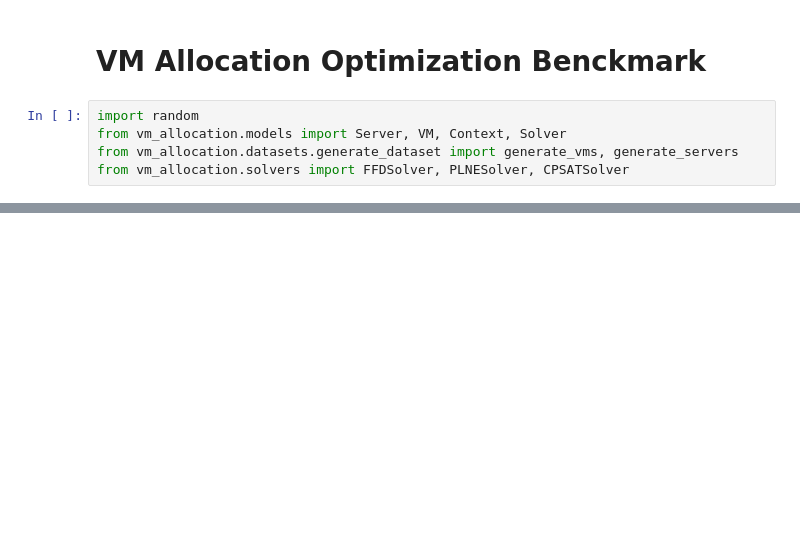
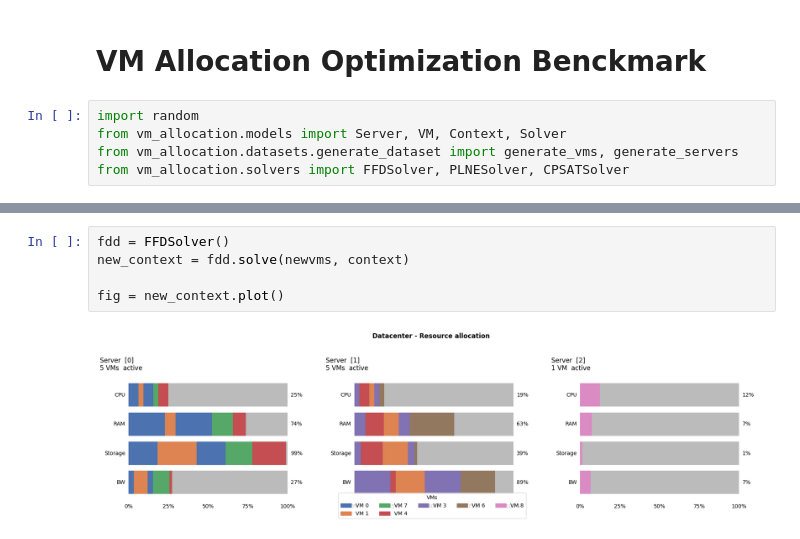
Before and after one commit to jsboigeEpita/2026-Epita-Programmation-par-Contraintes, a Jupyter notebook: d1/notebooks/benckmarck.ipynb, the cells around one changed output, grey strips where cells are left out. Drawn from its saved outputs; the diff is of its cells as text; blank space fills up the shorter version.

```diff
--- a/d1/notebooks/benckmarck.ipynb
+++ b/d1/notebooks/benckmarck.ipynb
@@ -39,0 +45,7 @@ context.plot()
+# %%
+fdd = FFDSolver()
+new_context = fdd.solve(newvms, context)
+
+fig = new_context.plot()
+# %% [output]
+[figure, added]
```
Also changed, not shown: parts of 6 cells of this notebook, 6 other files.
